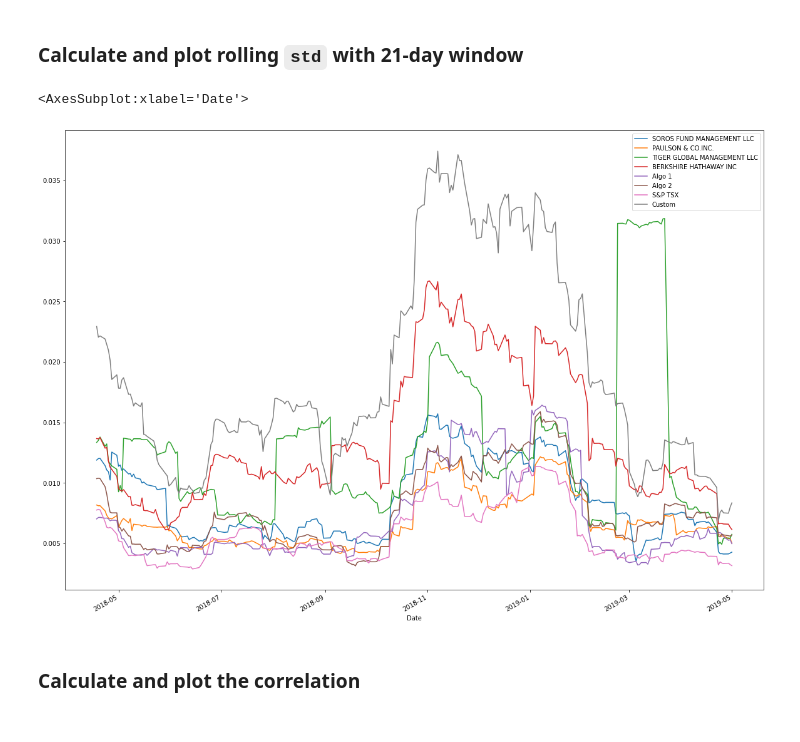
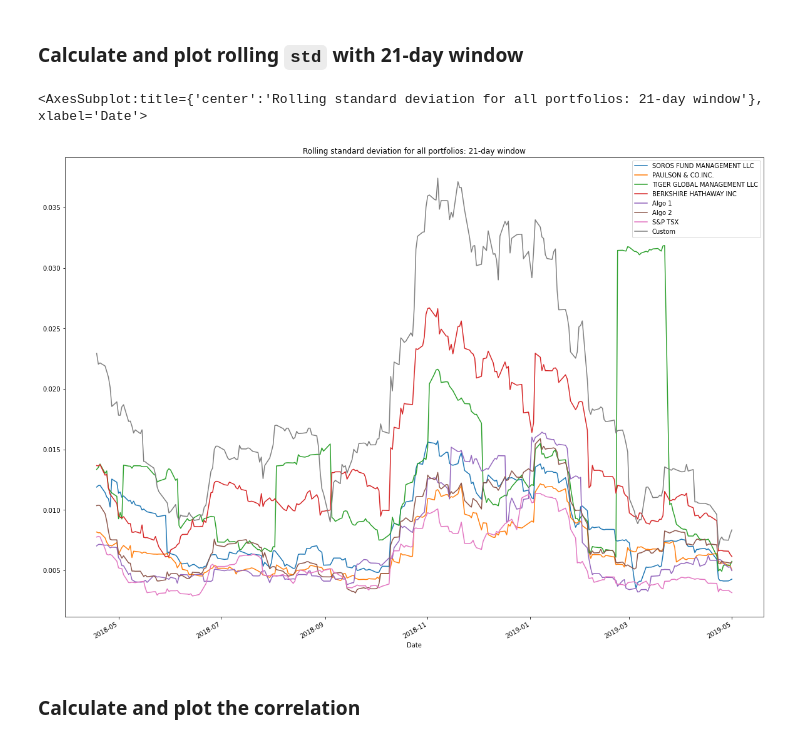
Before and after one commit to ngracan/Python-Challenge-2, a Jupyter notebook: Code/whale_analysis.ipynb, the cells around one changed output. Saved outputs shown, nothing was run; the diff lists cells and outputs as text; code cells hidden in the pictures.

```diff
--- a/Code/whale_analysis.ipynb
+++ b/Code/whale_analysis.ipynb
@@ -544,12 +536,12 @@ dtype: float64
 # %%
 # Calculate rolling standard deviation
 rolling_std_all_portfolios_2 = combined_returns_df_2.rolling(window=21).std()
 
 # Plot rolling standard deviation
-rolling_std_all_portfolios_2.plot(figsize=(20,15))
+rolling_std_all_portfolios_2.plot(figsize=(20,15), title="Rolling standard deviation for all portfolios: 21-day window")
 # %% [output]
-<AxesSubplot:xlabel='Date'>
+<AxesSubplot:title={'center':'Rolling standard deviation for all portfolios: 21-day window'}, xlabel='Date'>
-[figure, old version]
+[figure, new version]
 # %% [markdown]
 ### Calculate and plot the correlation
 # %%
```
Also changed, not shown: parts of 7 cells of this notebook, 1 other file.
